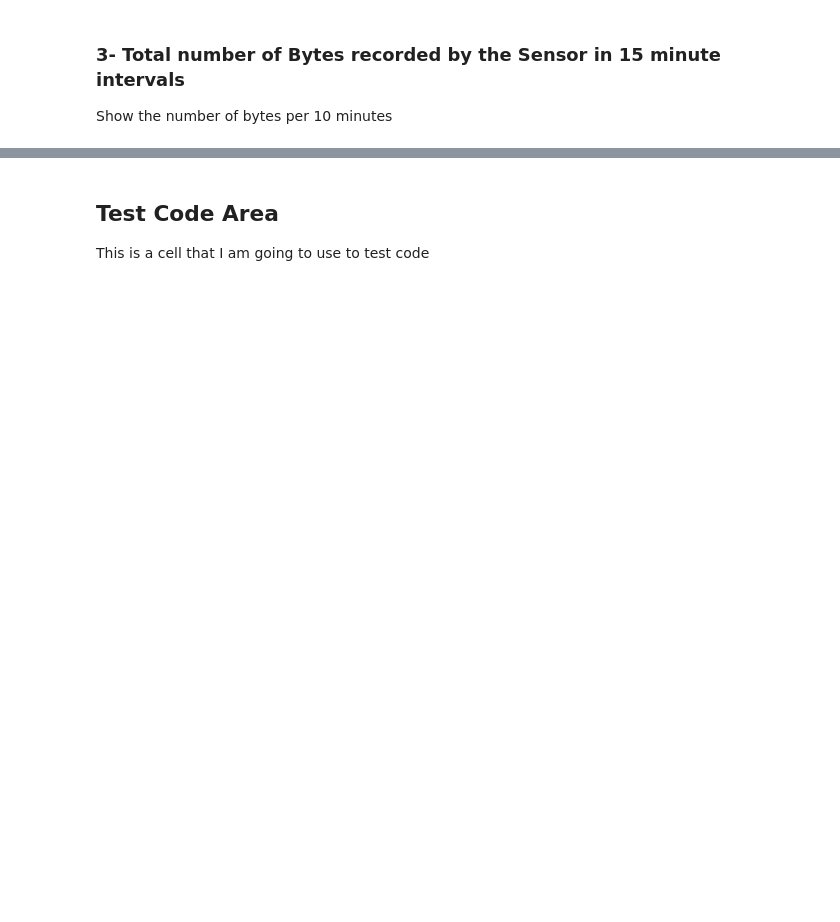
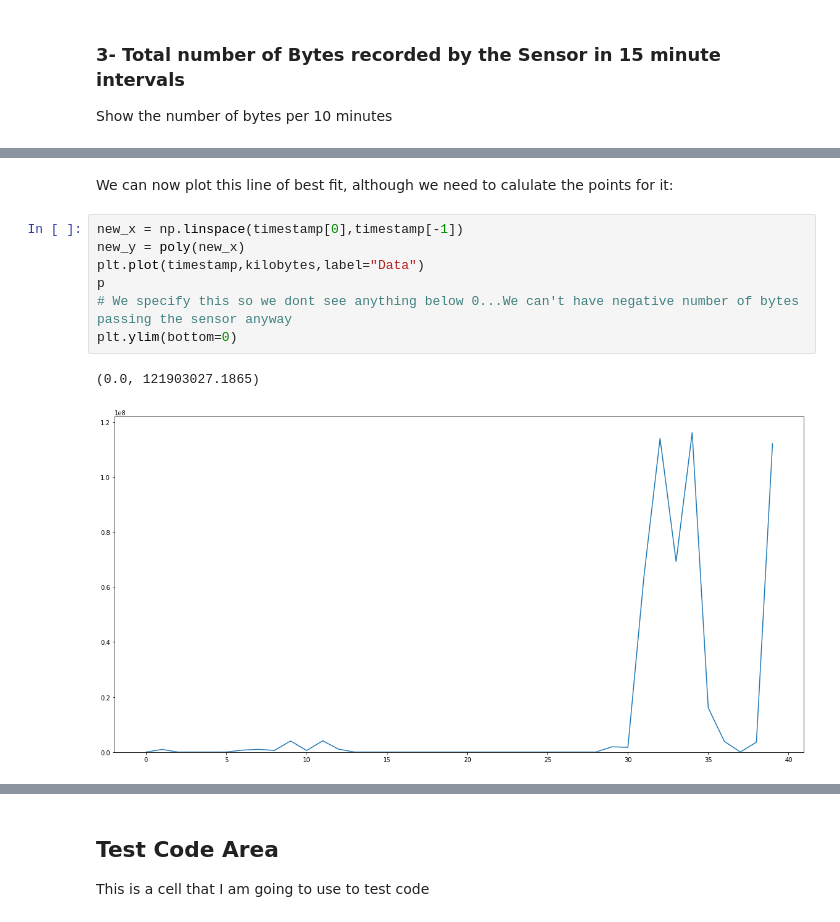
Before and after one commit to JakeNTech/TTDS_DataScience_Project, a Jupyter notebook: Notebook.ipynb, the cells around one changed output, grey strips where cells are left out. Cells and saved outputs as stored; diff of their text form; blank space fills up the shorter version.

```diff
--- a/Notebook.ipynb
+++ b/Notebook.ipynb
@@ -88,0 +88,12 @@ The volume of traffic is most likely to be an indicator.
+# %% [markdown]
+We can now plot this line of best fit, although we need to calulate the points for it:
+# %%
+new_x = np.linspace(timestamp[0],timestamp[-1])
+new_y = poly(new_x)
+plt.plot(timestamp,kilobytes,label="Data")
+p
+# We specify this so we dont see anything below 0...We can't have negative number of bytes passing the sensor anyway
+plt.ylim(bottom=0)
+# %% [output]
+(0.0, 121903027.1865)
+[figure, added]
```
Also changed, not shown: parts of 14 cells of this notebook.
